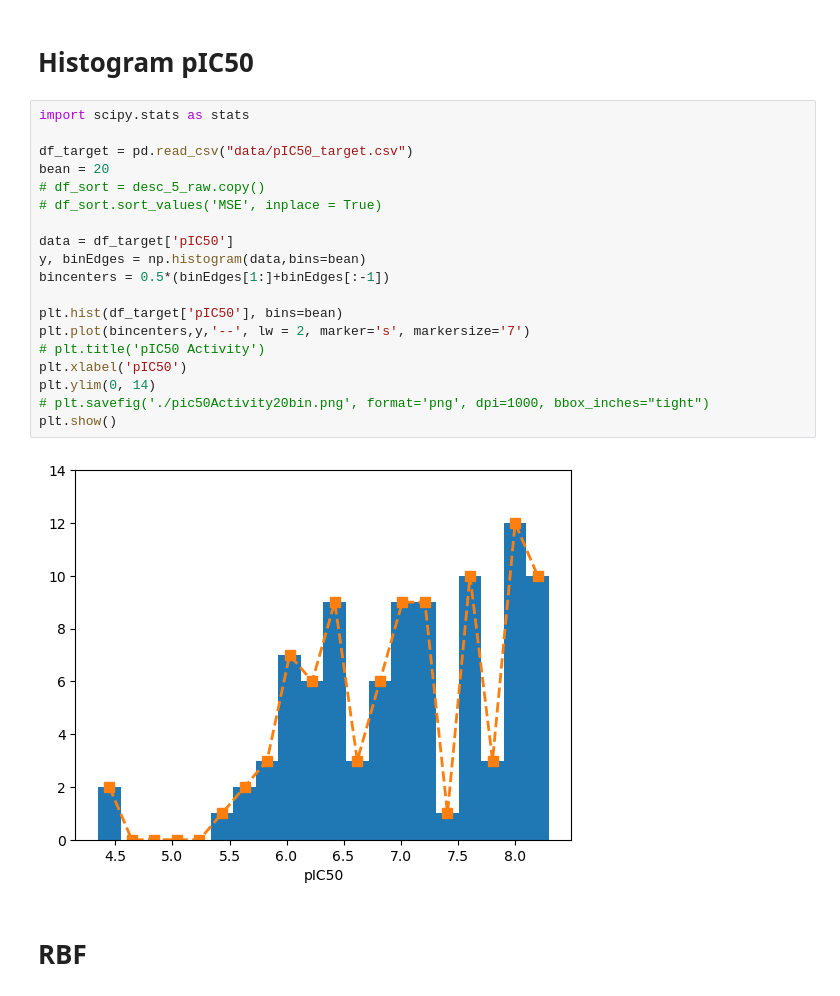
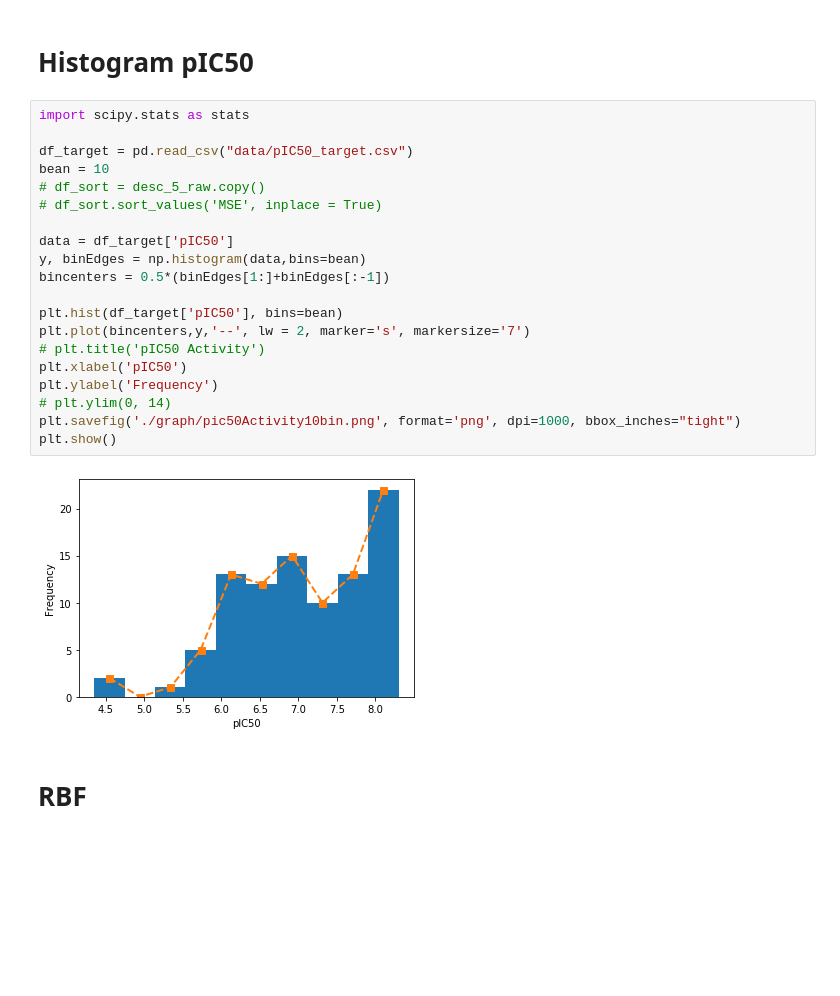
Before and after one commit to mfrizqi/FINAL_TA, a Jupyter notebook: graphs.ipynb, the cells around one changed output. Cells and saved outputs as stored; diff of their text form; blank space fills up the shorter version.

```diff
--- a/graphs.ipynb
+++ b/graphs.ipynb
@@ -162,24 +220,25 @@ plt.show()
 # %%
 import scipy.stats as stats
 
 df_target = pd.read_csv("data/pIC50_target.csv")
-bean = 20
+bean = 10
 # df_sort = desc_5_raw.copy()
 # df_sort.sort_values('MSE', inplace = True)
 
 data = df_target['pIC50']
 y, binEdges = np.histogram(data,bins=bean)
 bincenters = 0.5*(binEdges[1:]+binEdges[:-1])
 
 plt.hist(df_target['pIC50'], bins=bean)
 plt.plot(bincenters,y,'--', lw = 2, marker='s', markersize='7')
 # plt.title('pIC50 Activity')
 plt.xlabel('pIC50')
-plt.ylim(0, 14)
-# plt.savefig('./pic50Activity20bin.png', format='png', dpi=1000, bbox_inches="tight")
+plt.ylabel('Frequency')
+# plt.ylim(0, 14)
+plt.savefig('./graph/pic50Activity10bin.png', format='png', dpi=1000, bbox_inches="tight")
 plt.show()
 # %% [output]
-[figure, old version]
+[figure, new version]
 # %% [markdown]
 # RBF
 # %%
```
Also changed, not shown: parts of 10 cells of this notebook, 32 other files.
